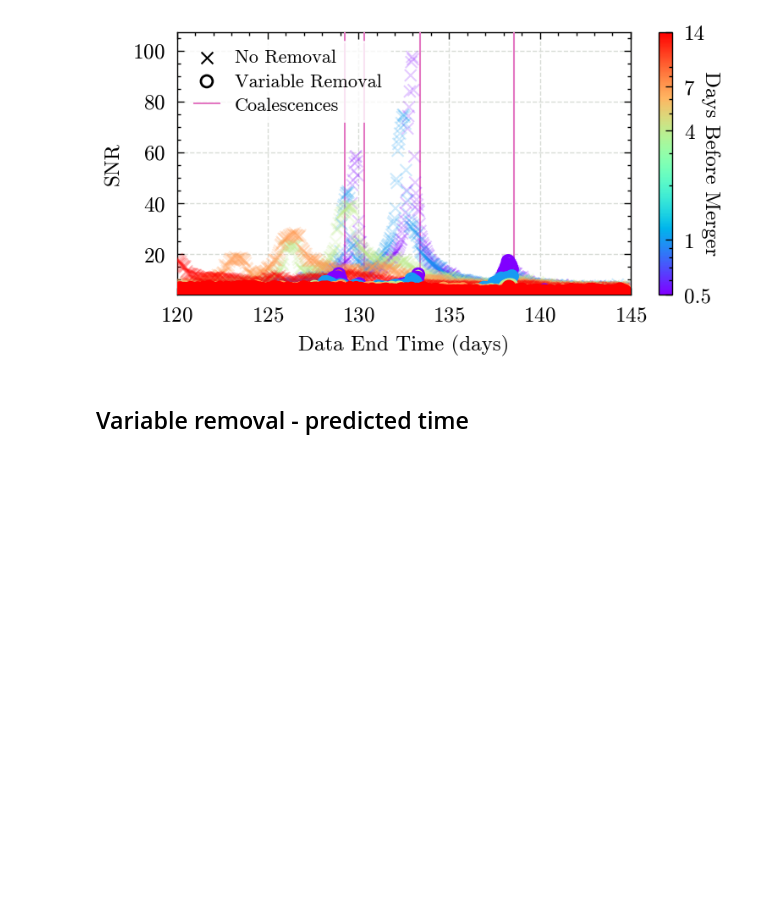
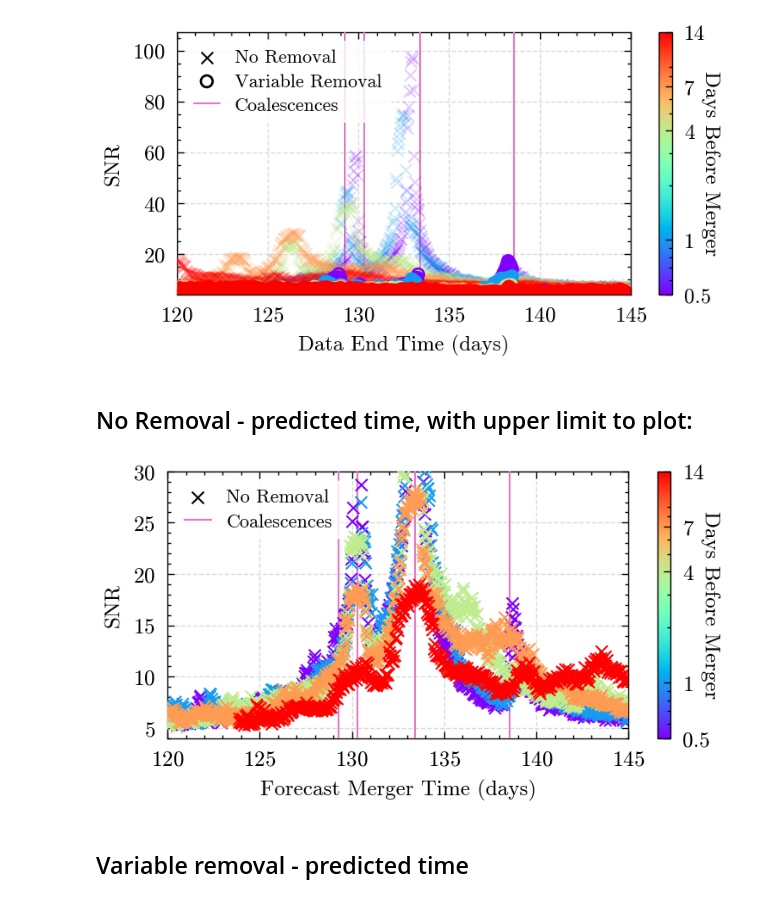
Before and after one commit to icg-gravwaves/lisa_premerger_sangria, a Jupyter notebook: search/inpainting_runs/plot_focused_data_results.ipynb, the cells around one changed output. Drawn from its saved outputs; the diff is of its cells as text; code cells hidden in the pictures; blank space fills up the shorter version.

Commit message:
Add extra plot for non-removed focused region (#73)

```diff
--- a/search/inpainting_runs/plot_focused_data_results.ipynb
+++ b/search/inpainting_runs/plot_focused_data_results.ipynb
@@ -109,6 +109,24 @@ fig_focused_dataend, _ = plotting_utils.plot_around_time(
 )
 # %% [output]
 [figure]
+# %% [markdown]
+## No Removal - predicted time, with upper limit to plot:
+# %%
+fig_focused_predict, ax_focused_predict = plotting_utils.plot_around_time(
+    results_one=results_noremoval,
+    truth_times=truth_times_s,
+    times_before=times_before,
+    label_one='No Removal',
+    start_time_offset=120,
+    end_time_offset=145,
+    width_factor=1.25,
+)
+
+ax_focused_predict[0].set_ylim(top=30)
+
+fig_focused_predict.savefig(f'{paper_plots_dir}/figure_X_focused_region_no_removal.png')
+# %% [output]
+[figure, added]
 # %% [markdown]
 ## Variable removal - predicted time
 # %%
```
Also changed, not shown: 6 other files.
